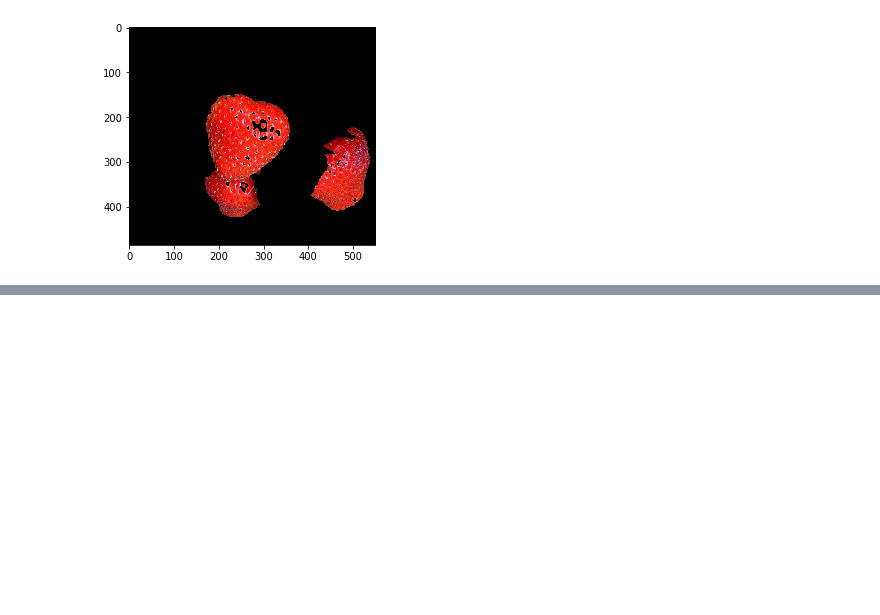
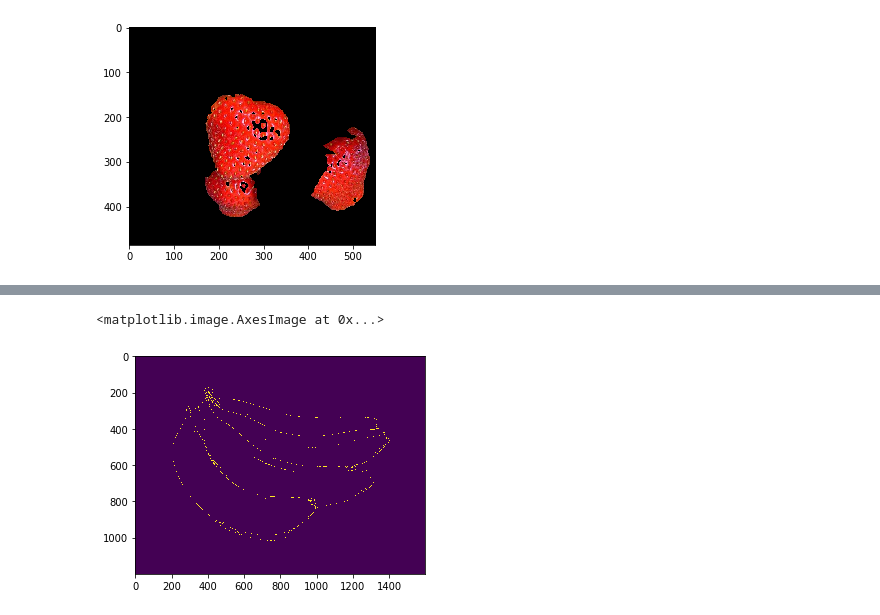
Before and after one commit to 1PYTHON1/Proyecto-open-CV, a Jupyter notebook: PRUEBAS/fresas_de_calidad.ipynb, the cells around one changed output, grey strips where cells are left out. Saved outputs shown, nothing was run; the diff lists cells and outputs as text; code cells hidden in the pictures; blank space fills up the shorter version.

```diff
--- a/PRUEBAS/fresas_de_calidad.ipynb
+++ b/PRUEBAS/fresas_de_calidad.ipynb
@@ -77,0 +78,6 @@ plt.imshow(mascara_plt)
+# %%
+contorno= cv2.Canny(image=mascara,threshold1=100,threshold2=100)
+plt.imshow(contorno)
+# %% [output]
+<matplotlib.image.AxesImage at 0x...>
+[figure, added]
```
Also changed, not shown: parts of 14 cells of this notebook, 5 other files.
